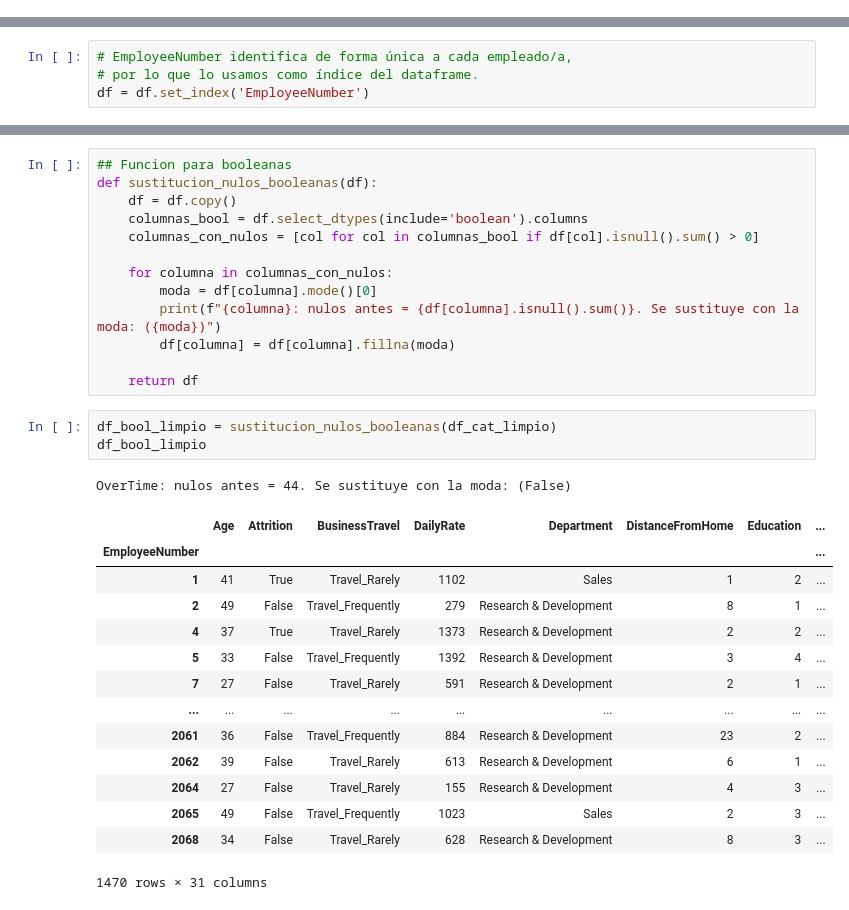
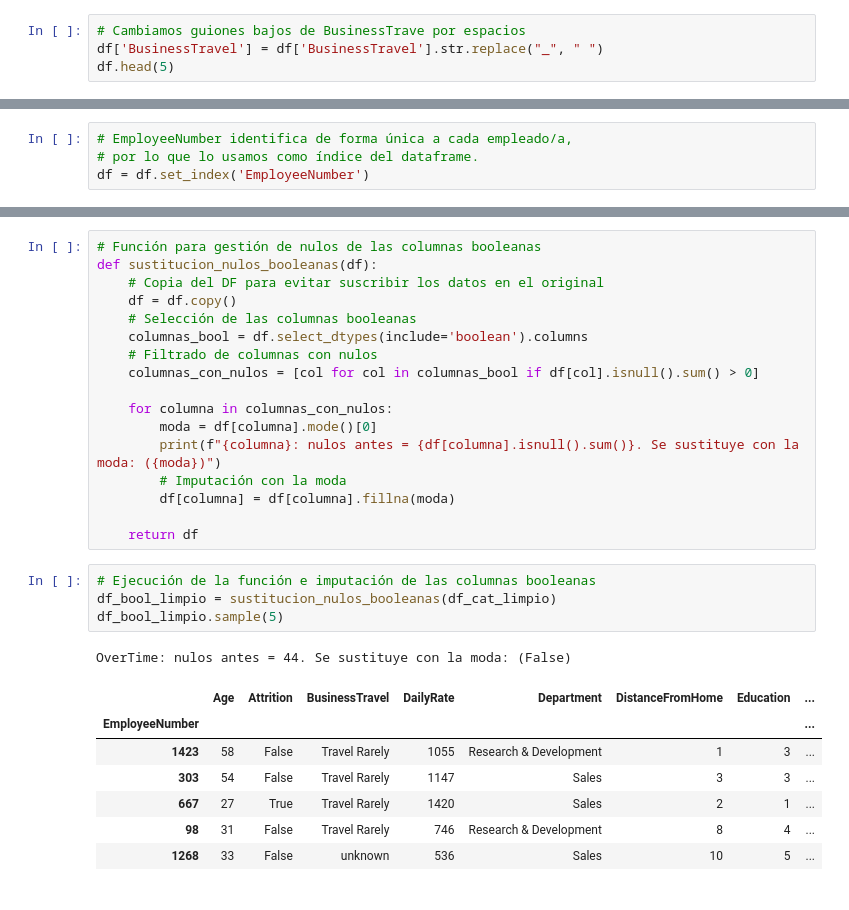
Before and after one commit to Adalab/project-da-promo-67-modulo-3-team-2, a Jupyter notebook: EDA_transformacion_limpieza.ipynb, the cells around one changed output, grey strips where cells are left out. Saved outputs shown, nothing was run; the diff lists cells and outputs as text.

```diff
--- a/EDA_transformacion_limpieza.ipynb
+++ b/EDA_transformacion_limpieza.ipynb
@@ -287,0 +300,4 @@ Length: 2, dtype: str
+# %%
+# Cambiamos guiones bajos de BusinessTrave por espacios
+df['BusinessTravel'] = df['BusinessTravel'].str.replace("_", " ")
+df.head(5)
@@ -447,33 +480,31 @@ MaritalStatus. Nulos después = 0
 # %%
-## Funcion para booleanas
+# Función para gestión de nulos de las columnas booleanas
 def sustitucion_nulos_booleanas(df):
+    # Copia del DF para evitar suscribir los datos en el original
     df = df.copy()
+    # Selección de las columnas booleanas
     columnas_bool = df.select_dtypes(include='boolean').columns
+    # Filtrado de columnas con nulos
     columnas_con_nulos = [col for col in columnas_bool if df[col].isnull().sum() > 0]
 
     for columna in columnas_con_nulos:
         moda = df[columna].mode()[0]
         print(f"{columna}: nulos antes = {df[columna].isnull().sum()}. Se sustituye con la moda: ({moda})")
+        # Imputación con la moda
         df[columna] = df[columna].fillna(moda)
 
     return df
 # %%
+# Ejecución de la función e imputación de las columnas booleanas
 df_bool_limpio = sustitucion_nulos_booleanas(df_cat_limpio)
-df_bool_limpio
+df_bool_limpio.sample(5)
 # %% [output]
 OverTime: nulos antes = 44. Se sustituye con la moda: (False)
 |  | Age | Attrition | BusinessTravel | DailyRate | Department | DistanceFromHome | Education | ... |
 | EmployeeNumber |  |  |  |  |  |  |  | ... |
-| 1 | 41 | True | Travel_Rarely | 1102 | Sales | 1 | 2 | ... |
-| 2 | 49 | False | Travel_Frequently | 279 | Research & Development | 8 | 1 | ... |
-| 4 | 37 | True | Travel_Rarely | 1373 | Research & Development | 2 | 2 | ... |
-| 5 | 33 | False | Travel_Frequently | 1392 | Research & Development | 3 | 4 | ... |
-| 7 | 27 | False | Travel_Rarely | 591 | Research & Development | 2 | 1 | ... |
-| ... | ... | ... | ... | ... | ... | ... | ... | ... |
-| 2061 | 36 | False | Travel_Frequently | 884 | Research & Development | 23 | 2 | ... |
-| 2062 | 39 | False | Travel_Rarely | 613 | Research & Development | 6 | 1 | ... |
-| 2064 | 27 | False | Travel_Rarely | 155 | Research & Development | 4 | 3 | ... |
-| 2065 | 49 | False | Travel_Frequently | 1023 | Sales | 2 | 3 | ... |
-| 2068 | 34 | False | Travel_Rarely | 628 | Research & Development | 8 | 3 | ... |
+| 1423 | 58 | False | Travel Rarely | 1055 | Research & Development | 1 | 3 | ... |
+| 303 | 54 | False | Travel Rarely | 1147 | Sales | 3 | 3 | ... |
+| 667 | 27 | True | Travel Rarely | 1420 | Sales | 2 | 1 | ... |
+| 98 | 31 | False | Travel Rarely | 746 | Research & Development | 8 | 4 | ... |
+| 1268 | 33 | False | unknown | 536 | Sales | 10 | 5 | ... |
-1470 rows × 31 columns
 # %%
```
Also changed, not shown: parts of 54 cells of this notebook, 1 other file.
